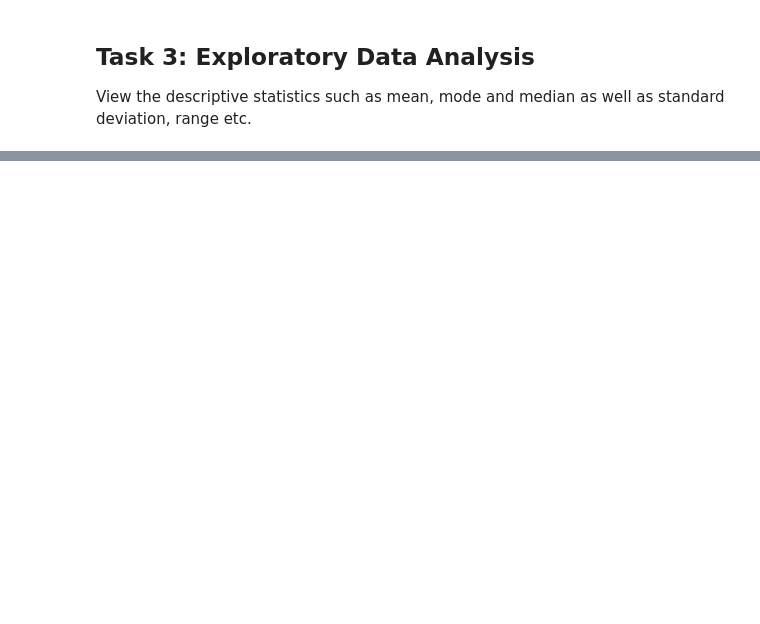
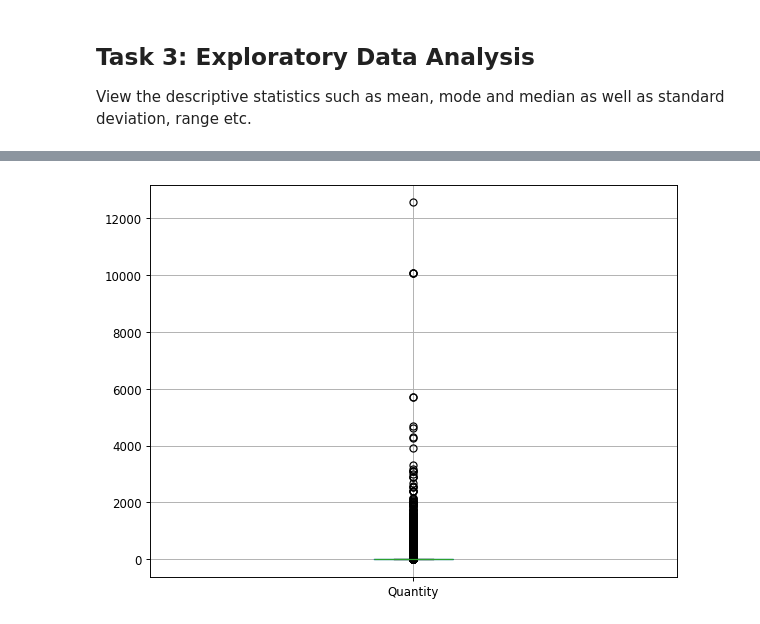
Before and after one commit to diversecellar/python-data-engineering, a Jupyter notebook: data-analysis-projects/project02_perform-eda-on-retail-data/online-retail.ipynb, the cells around one changed output, grey strips where cells are left out. Drawn from its saved outputs; the diff is of its cells as text; code cells hidden in the pictures; blank space fills up the shorter version.

```diff
--- a/data-analysis-projects/project02_perform-eda-on-retail-data/online-retail.ipynb
+++ b/data-analysis-projects/project02_perform-eda-on-retail-data/online-retail.ipynb
@@ -193,0 +259,7 @@ Also, to makesure datetime columns are actually in datetime and numeric columns
+# %%
+# use boxplot to visualize extreme outliers
+fig2 = matplotlib.pyplot.subplots(figsize=(8, 6), dpi=85)
+data_purchases.boxplot(column=['Quantity'], return_type='axes')
+matplotlib.pyplot.show()
+# %% [output]
+[figure, added]
```
Also changed, not shown: parts of 22 cells of this notebook, 10 other files.
